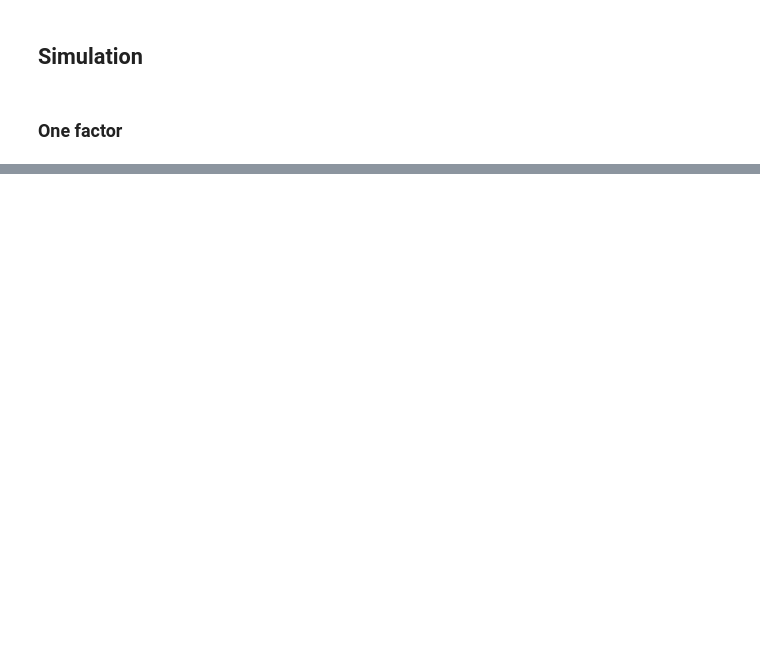
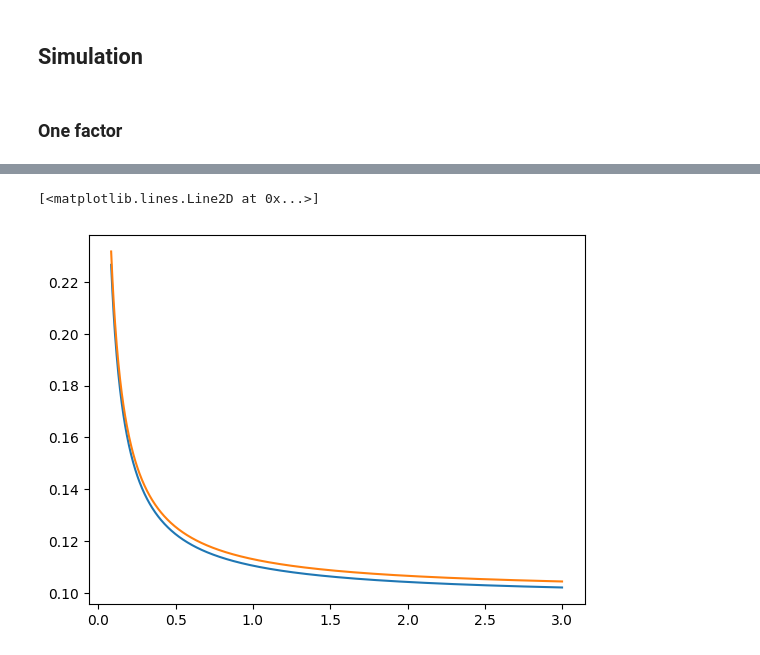
Before and after one commit to bmyksvoll/curves, a Jupyter notebook: bsr_simulation.ipynb, the cells around one changed output, grey strips where cells are left out. Cells and saved outputs as stored; diff of their text form; code cells hidden in the pictures; blank space fills up the shorter version.

```diff
--- a/bsr_simulation.ipynb
+++ b/bsr_simulation.ipynb
@@ -149,0 +150,9 @@ plt.plot(times,term_structure_initial, color='black', lw=2, label='Term Structur
+# %%
+returns = np.log(z)
+std_return = np.std(returns, axis = 0)
+
+plt.plot(times_tau, std_return)
+plt.plot(times_tau, vol_tau)
+# %% [output]
+[<matplotlib.lines.Line2D at 0x...>]
+[figure, added]
```
Also changed, not shown: parts of 10 cells of this notebook, 4 other files.
